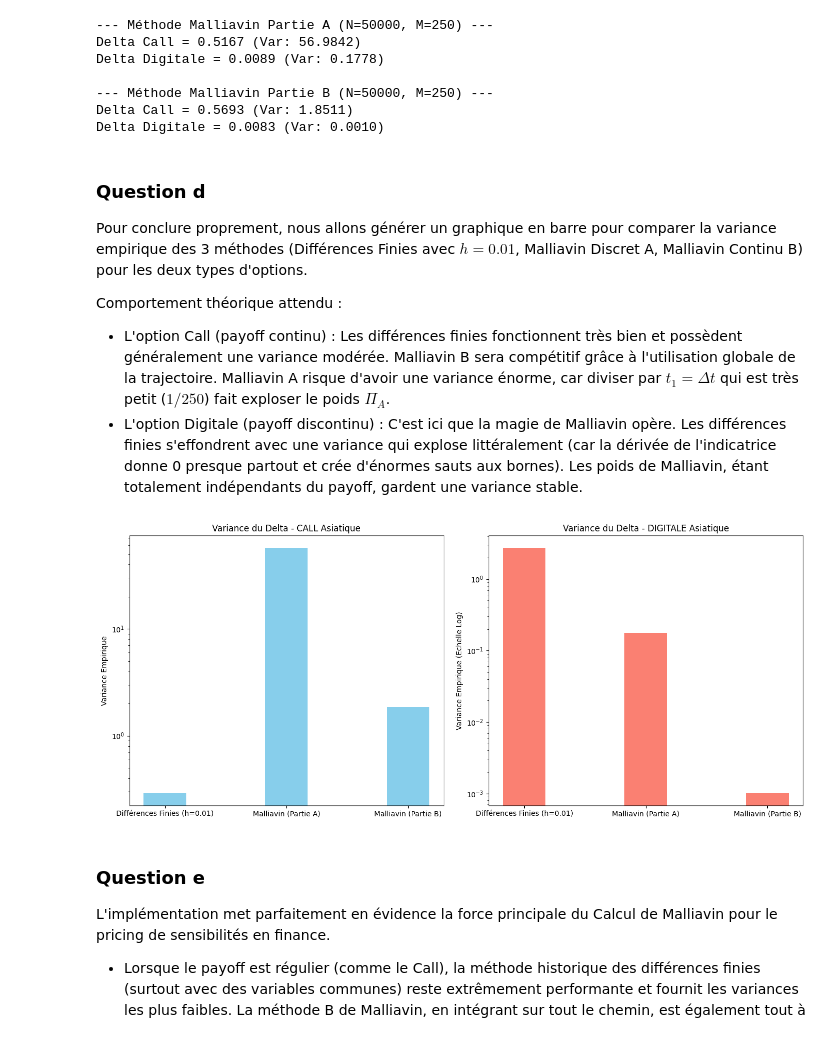
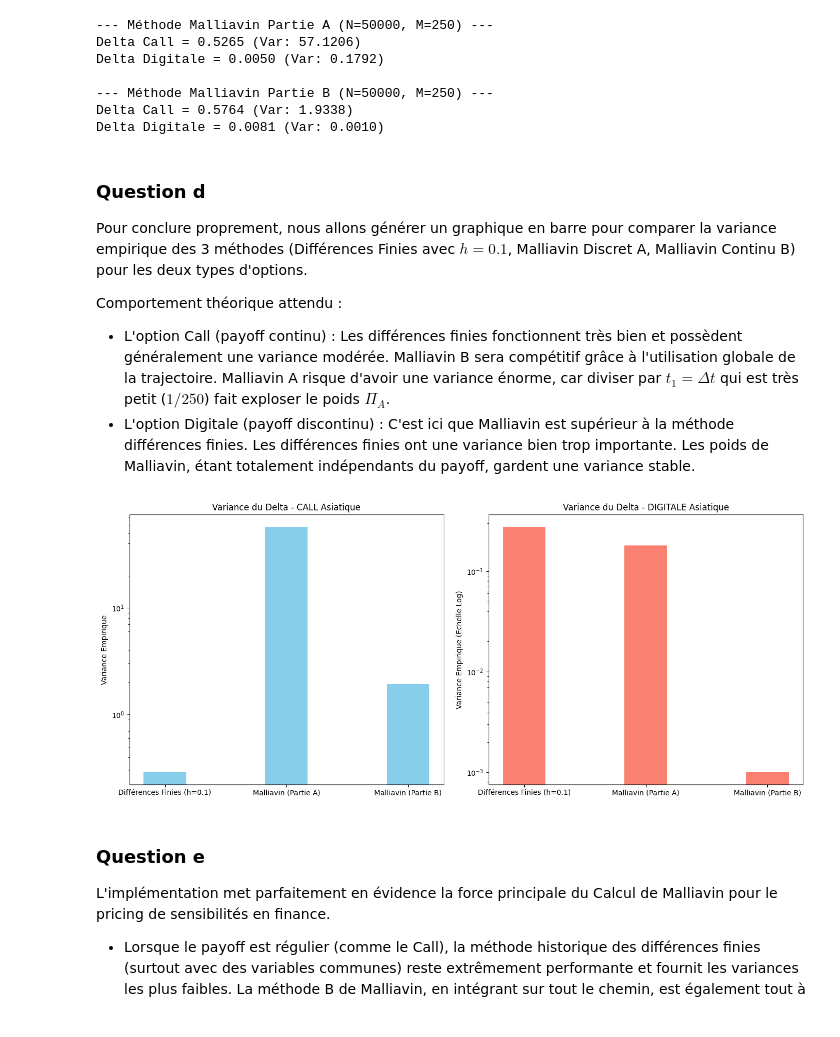
Before and after one commit to ThomasRondeau/Projet-Malliavin, a Jupyter notebook: Numerical_Part.ipynb, the cells around one changed output. Drawn from its saved outputs; the diff is of its cells as text; code cells hidden in the pictures.

```diff
--- a/Numerical_Part.ipynb
+++ b/Numerical_Part.ipynb
@@ -15,7 +15,7 @@ import numpy as np
 import matplotlib.pyplot as plt
 import scipy.stats as st
 
-# Paramètres globaux du modèle
+# Paramètres globaux (valeurs de l'énoncé)
 x = 100.0
 r = 0.03
 sigma = 0.20
@@ -23,29 +23,30 @@ T = 1.0
 K1 = 100.0
 K2 = 110.0
 
-def simuler_trajectoires(N, M):
+def trajectories_simulation(N, M):
     """
     Simule N trajectoires du modèle de Black-Scholes discrétisées en M pas de temps.
     Retourne la matrice des trajectoires X (N x M+1) et l'approximation de l'intégrale (N).
     """
+
     dt = T / M
-    # Génération des accroissements browniens
+
+    # Génération des accroissements aléatoires
     Z = np.random.randn(N, M)
-    W = np.sqrt(dt) * Z
+    W = np.sqrt(dt) * Z  #Mise à l'échelle temporelle
 
-    # Construction du mouvement brownien (B_0 = 0)
+    # Construction du brownien avec les accroissements
     B = np.hstack((np.zeros((N, 1)), np.cumsum(W, axis=1)))
 
     # Grille de temps
     t = np.linspace(0, T, M + 1)
 
-    # Calcul vectoriel des trajectoires exactes
+    # Simulation des trajectoires avec la formule de la dynamique de Black-Scholes
     X = x * np.exp((r - 0.5 * sigma**2) * t + sigma * B)
 
-    # Approximation de l'intégrale selon l'équation (9) du projet
+    # Approximation de l'intégrale avec somme de Riemann
     int_X = (T / M) * np.sum(X, axis=1)
 
-    # On retourne aussi le premier accroissement brownien B_{t_1} (utile pour Malliavin Part A)
     B_t1 = B[:, 1]
 
     return X, int_X, B_t1
@@ -143,7 +155,7 @@ def delta_differences_finies(int_X, h_values):
     resultats = {}
 
     for h in h_values:
-        # Trajectoires perturbées (Variables communes)
+        # Trajectoires modifiés pour la DF
         int_X_up = ((x + h) / x) * int_X
         int_X_down = ((x - h) / x) * int_X
 
@@ -163,7 +175,7 @@ def delta_differences_finies(int_X, h_values):
 # Tests pour N fixe et M=250 avec différents h
 N_fixe = 50000
 M_fixe = 250
-_, int_X, _ = simuler_trajectoires(N_fixe, M_fixe)
+_, int_X, _ = trajectories_simulation(N_fixe, M_fixe)
 h_test = [1.0, 0.1, 0.01, 0.001]
 
 res_df = delta_differences_finies(int_X, h_test)
@@ -213,7 +239,7 @@ def delta_malliavin(X, int_X, B_t1, M):
     return delta_call_A, delta_dig_A, delta_call_B, delta_dig_B
 
 # Évaluation pour M = 250
-X, int_X, B_t1 = simuler_trajectoires(N_fixe, M_fixe)
+X, int_X, B_t1 = trajectories_simulation(N_fixe, M_fixe)
 delta_ca, delta_da, delta_cb, delta_db = delta_malliavin(X, int_X, B_t1, M_fixe)
 
 print(f"--- Méthode Malliavin Partie A (N={N_fixe}, M={M_fixe}) ---")
@@ -225,53 +251,55 @@ print(f"Delta Call = {np.mean(delta_cb):.4f} (Var: {np.var(delta_cb, ddof=1):.4f
 print(f"Delta Digitale = {np.mean(delta_db):.4f} (Var: {np.var(delta_db, ddof=1):.4f})")
 # %% [output]
 --- Méthode Malliavin Partie A (N=50000, M=250) ---
-Delta Call = 0.5167 (Var: 56.9842)
-Delta Digitale = 0.0089 (Var: 0.1778)
+Delta Call = 0.5265 (Var: 57.1206)
+Delta Digitale = 0.0050 (Var: 0.1792)
 
 --- Méthode Malliavin Partie B (N=50000, M=250) ---
-Delta Call = 0.5693 (Var: 1.8511)
-Delta Digitale = 0.0083 (Var: 0.0010)
+Delta Call = 0.5764 (Var: 1.9338)
+Delta Digitale = 0.0081 (Var: 0.0010)
 # %% [markdown]
 ### Question d
 
-Pour conclure proprement, nous allons générer un graphique en barre pour comparer la variance empirique des 3 méthodes (Différences Finies avec $h=0.01$, Malliavin Discret A, Malliavin Continu B) pour les deux types d'options.
+Pour conclure proprement, nous allons générer un graphique en barre pour comparer la variance empirique des 3 méthodes (Différences Finies avec $h=0.1$, Malliavin Discret A, Malliavin Continu B) pour les deux types d'options.
 
 Comportement théorique attendu :
 - L'option Call (payoff continu) : Les différences finies fonctionnent très bien et possèdent généralement une variance modérée. Malliavin B sera compétitif grâce à l'utilisation globale de la trajectoire. Malliavin A risque d'avoir une variance énorme, car diviser par $t_1 = \Delta t$ qui est très petit ($1/250$) fait exploser le poids $\Pi_A$.
-- L'option Digitale (payoff discontinu) : C'est ici que la magie de Malliavin opère. Les différences finies s'effondrent avec une variance qui explose littéralement (car la dérivée de l'indicatrice donne 0 presque partout et crée d'énormes sauts aux bornes). Les poids de Malliavin, étant totalement indépendants du payoff, gardent une variance stable.
+- L'option Digitale (payoff discontinu) : C'est ici que Malliavin est supérieur à la méthode différences finies. Les différences finies ont une variance bien trop importante. Les poids de Malliavin, étant totalement indépendants du payoff, gardent une variance stable.
 # %%
-# Choix du paramètre h = 0.01 pour la DF dans la comparaison
-h_comp = 0.01
+# Choix du paramètre h = 0.1 pour la DF dans la comparaison
+h_comp = 0.1
 var_call = [res_df[h_comp]['call_var'], np.var(delta_ca, ddof=1), np.var(delta_cb, ddof=1)]
 var_dig = [res_df[h_comp]['dig_var'], np.var(delta_da, ddof=1), np.var(delta_db, ddof=1)]
 
-labels = ['Différences Finies (h=0.01)', 'Malliavin (Partie A)', 'Malliavin (Partie B)']
+labels = ['Différences Finies (h=0.1)', 'Malliavin (Partie A)', 'Malliavin (Partie B)']
 
+
+# Plotting
 x_pos = np.arange(len(labels))
 width = 0.35
 
 plt.figure(figsize=(14, 6))
 
-# Subplot 1 : Call Asiatique
+# Call Asiatique
 plt.subplot(1, 2, 1)
 bars1 = plt.bar(x_pos, var_call, width, color='skyblue')
 plt.ylabel('Variance Empirique')
 plt.title('Variance du Delta - CALL Asiatique')
 plt.xticks(x_pos, labels)
-plt.yscale('log') # Echelle log très utile car la DF explose pour la digitale
+plt.yscale('log')
 
-# Subplot 2 : Digitale Asiatique
+# Digitale Asiatique
 plt.subplot(1, 2, 2)
 bars2 = plt.bar(x_pos, var_dig, width, color='salmon')
 plt.ylabel('Variance Empirique (Echelle Log)')
 plt.title('Variance du Delta - DIGITALE Asiatique')
 plt.xticks(x_pos, labels)
-plt.yscale('log')
+plt.yscale('log') # Echelle log car DF explose pour la digitale
 
 plt.tight_layout()
 plt.show()
 # %% [output]
-[figure, old version]
+[figure, new version]
 # %% [markdown]
 ### Question e
 
```
Also changed, not shown: parts of 6 cells of this notebook.
